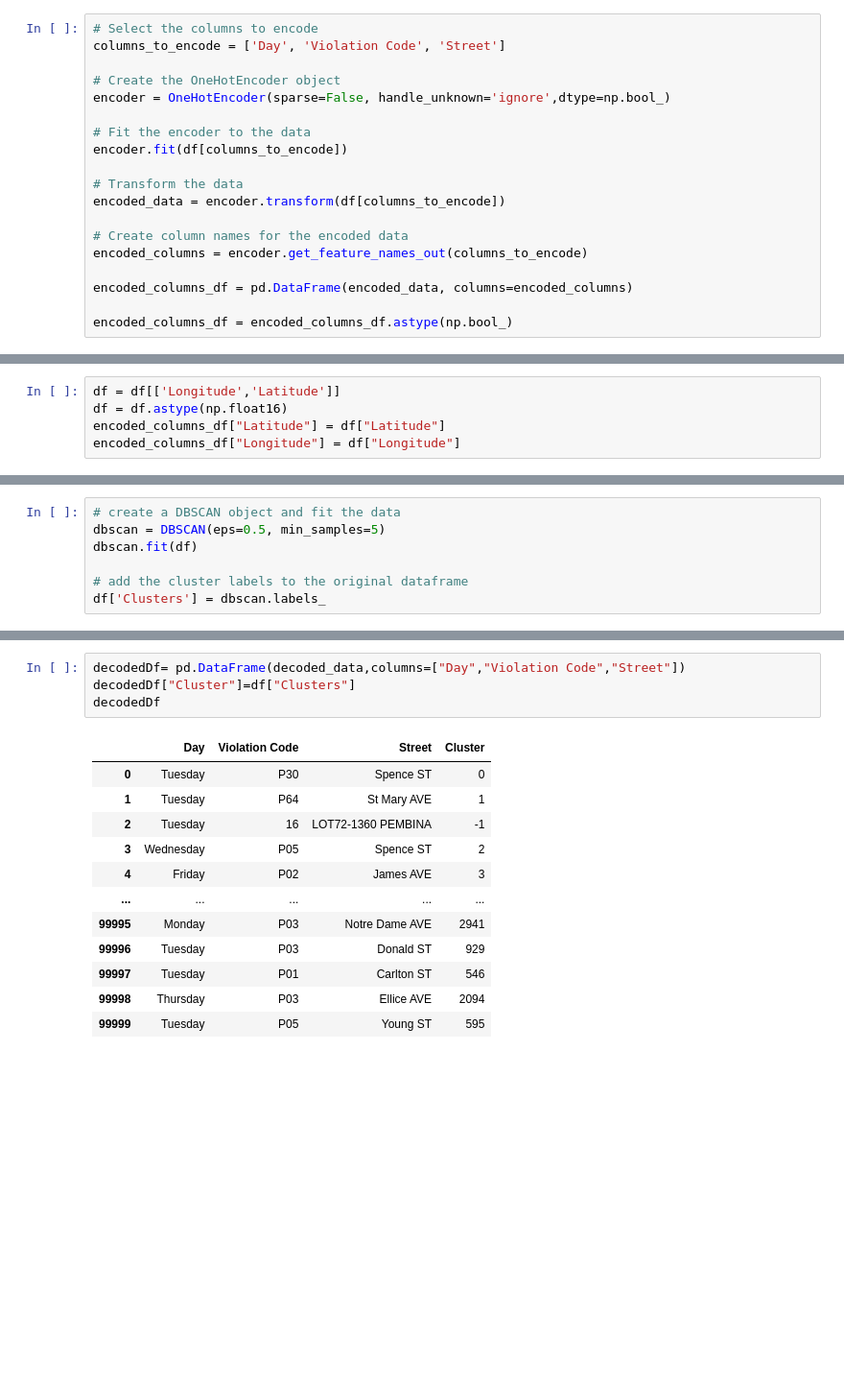
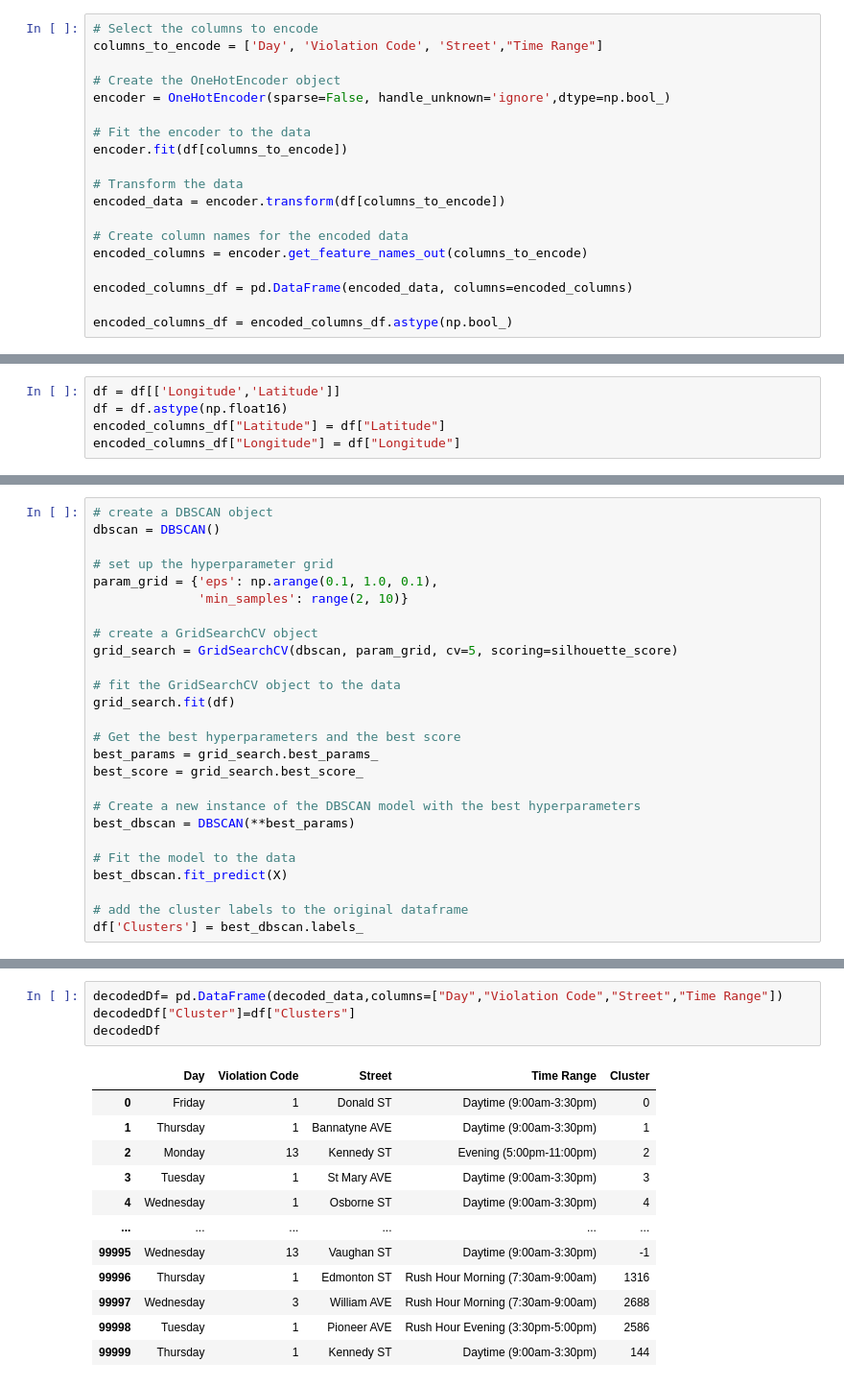
Before and after one commit to lovelyturtles/4710Project, a Jupyter notebook: Code/dbscan.ipynb, the cells around one changed output, grey strips where cells are left out. Shown at 96% size. Saved outputs shown, nothing was run; the diff lists cells and outputs as text; blank space fills up the shorter version.

```diff
--- a/Code/dbscan.ipynb
+++ b/Code/dbscan.ipynb
@@ -27,6 +29,6 @@ df
 # %%
 # Select the columns to encode
-columns_to_encode = ['Day', 'Violation Code', 'Street']
+columns_to_encode = ['Day', 'Violation Code', 'Street',"Time Range"]
 
 # Create the OneHotEncoder object
 encoder = OneHotEncoder(sparse=False, handle_unknown='ignore',dtype=np.bool_)
@@ -107,10 +109,29 @@ df
-# %%
-# create a DBSCAN object and fit the data
-dbscan = DBSCAN(eps=0.5, min_samples=5)
-dbscan.fit(df)
-
-# add the cluster labels to the original dataframe
-df['Clusters'] = dbscan.labels_
+# %%
+# create a DBSCAN object
+dbscan = DBSCAN()
+
+# set up the hyperparameter grid
+param_grid = {'eps': np.arange(0.1, 1.0, 0.1),
+              'min_samples': range(2, 10)}
+
+# create a GridSearchCV object
+grid_search = GridSearchCV(dbscan, param_grid, cv=5, scoring=silhouette_score)
+
+# fit the GridSearchCV object to the data
+grid_search.fit(df)
+
+# Get the best hyperparameters and the best score
+best_params = grid_search.best_params_
+best_score = grid_search.best_score_
+
+# Create a new instance of the DBSCAN model with the best hyperparameters
+best_dbscan = DBSCAN(**best_params)
+
+# Fit the model to the data
+best_dbscan.fit_predict(X)
+
+# add the cluster labels to the original dataframe
+df['Clusters'] = best_dbscan.labels_
 # %%
 plt.scatter(df['Longitude'], df['Latitude'], c=df["Clusters"])
 plt.title('Clustered Data')
@@ -149,17 +172,17 @@ array([['Tuesday', 'P30', 'Spence ST'],
 # %%
-decodedDf= pd.DataFrame(decoded_data,columns=["Day","Violation Code","Street"])
+decodedDf= pd.DataFrame(decoded_data,columns=["Day","Violation Code","Street","Time Range"])
 decodedDf["Cluster"]=df["Clusters"]
 decodedDf
 # %% [output]
-|  | Day | Violation Code | Street | Cluster |
-| 0 | Tuesday | P30 | Spence ST | 0 |
-| 1 | Tuesday | P64 | St Mary AVE | 1 |
-| 2 | Tuesday | 16 | LOT72-1360 PEMBINA | -1 |
-| 3 | Wednesday | P05 | Spence ST | 2 |
-| 4 | Friday | P02 | James AVE | 3 |
-| ... | ... | ... | ... | ... |
-| 99995 | Monday | P03 | Notre Dame AVE | 2941 |
-| 99996 | Tuesday | P03 | Donald ST | 929 |
-| 99997 | Tuesday | P01 | Carlton ST | 546 |
-| 99998 | Thursday | P03 | Ellice AVE | 2094 |
-| 99999 | Tuesday | P05 | Young ST | 595 |
+|  | Day | Violation Code | Street | Time Range | Cluster |
+| 0 | Friday | 1 | Donald ST | Daytime (9:00am-3:30pm) | 0 |
+| 1 | Thursday | 1 | Bannatyne AVE | Daytime (9:00am-3:30pm) | 1 |
+| 2 | Monday | 13 | Kennedy ST | Evening (5:00pm-11:00pm) | 2 |
+| 3 | Tuesday | 1 | St Mary AVE | Daytime (9:00am-3:30pm) | 3 |
+| 4 | Wednesday | 1 | Osborne ST | Daytime (9:00am-3:30pm) | 4 |
+| ... | ... | ... | ... | ... | ... |
+| 99995 | Wednesday | 13 | Vaughan ST | Daytime (9:00am-3:30pm) | -1 |
+| 99996 | Thursday | 1 | Edmonton ST | Rush Hour Morning (7:30am-9:00am) | 1316 |
+| 99997 | Wednesday | 3 | William AVE | Rush Hour Morning (7:30am-9:00am) | 2688 |
+| 99998 | Tuesday | 1 | Pioneer AVE | Rush Hour Evening (3:30pm-5:00pm) | 2586 |
+| 99999 | Thursday | 1 | Kennedy ST | Daytime (9:00am-3:30pm) | 144 |
```
Also changed, not shown: parts of 12 cells of this notebook, 11 other files.
